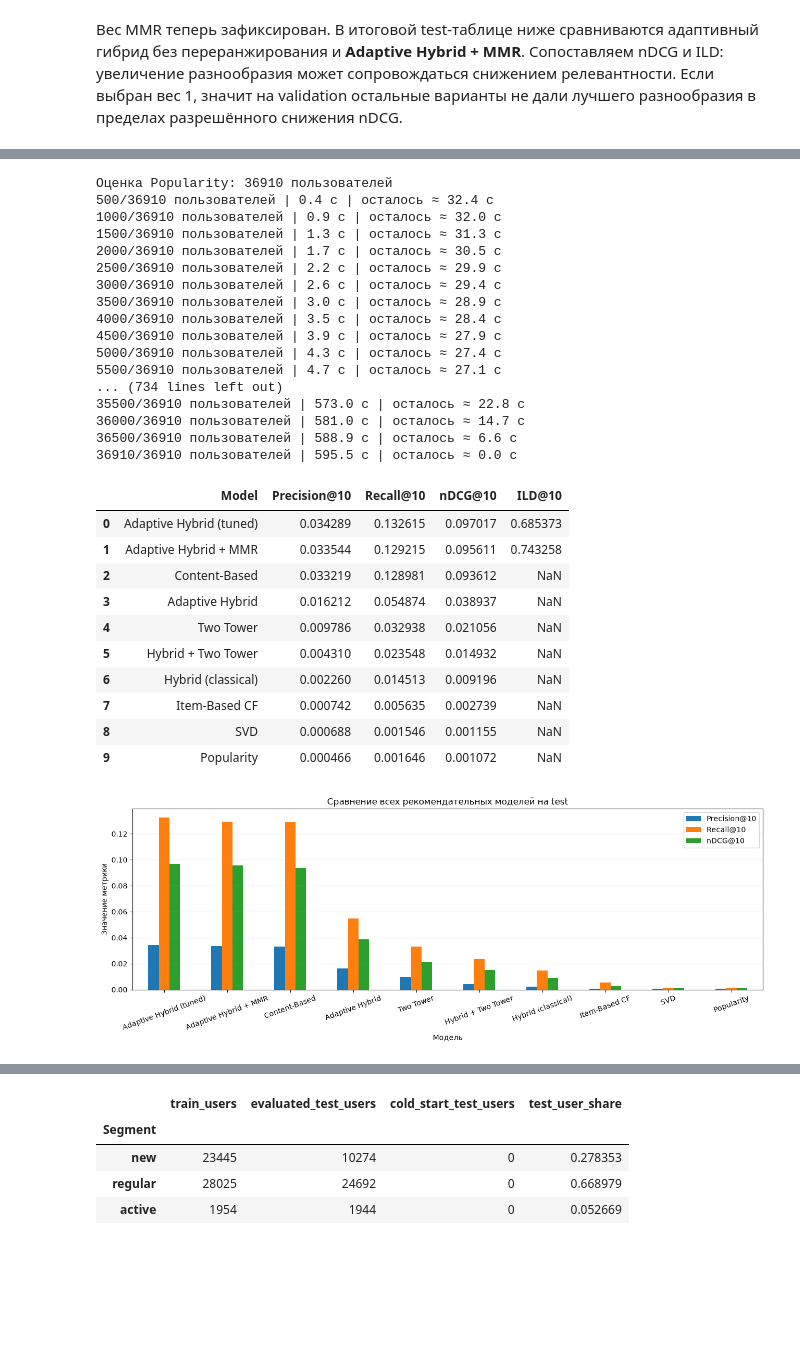
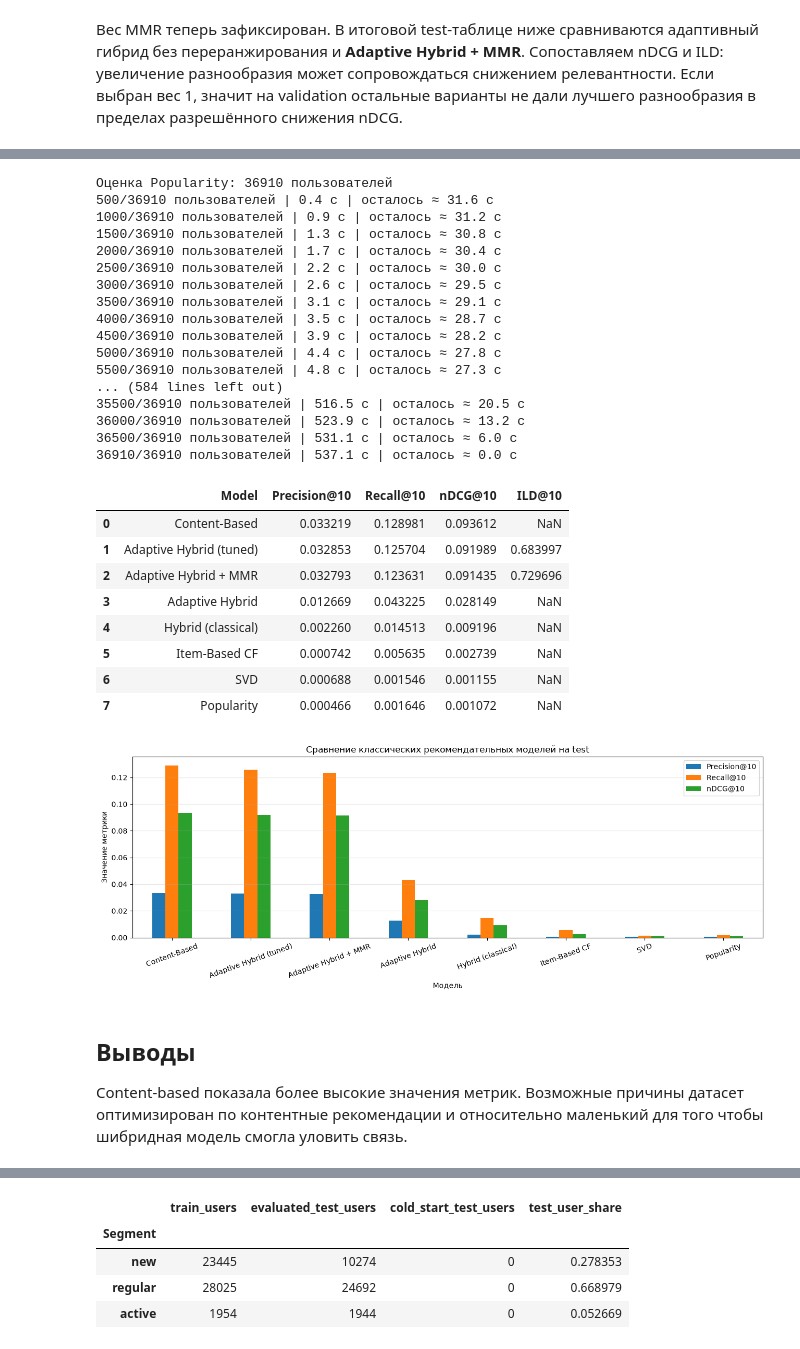
Before and after one commit to Bersserker/hybrid-neural-book-recommender, a Jupyter notebook: notebooks/prototype.ipynb, the cells around one changed output, grey strips where cells are left out. Saved outputs shown, nothing was run; the diff lists cells and outputs as text; code cells hidden in the pictures; blank space fills up the shorter version.

```diff
--- a/notebooks/prototype.ipynb
+++ b/notebooks/prototype.ipynb
@@ -84,7 +133,7 @@ import numpy as np
 def train_test_val_per_user(df, train_size=0.6, val_size=0.2, test_size=0.2,
                             min_ratings=3, random_state=42):
     """
-    Сплит, при котором КАЖДЫЙ пользователь присутствует во всех трёх выборках.
+    Сплит, при котором каждый пользователь присутствует во всех трёх выборках.
     У каждого пользователя оставляем минимум 1 оценку в train.
     Пользователи с < min_ratings оценками — целиком в train.
     """
@@ -1806,18 +1389,15 @@ class HybridRecommender:
 
         return results[:N]
 # %%
-base_models = {
+classical_base_models = {
     "pop": popularity_model,
     "content": content_model,
     "item": item_cf_model,
     "svd": svd_model,
-    "two_tower": two_tower_model,
 }
-hybrid_model = HybridRecommender(train_df, models=base_models)
-# Классический вариант нужен для честного сравнения вклада нейросети.
-classical_hybrid = HybridRecommender(
-    train_df, models={name: model for name, model in base_models.items() if name != "two_tower"}
-)
-display(pd.DataFrame(hybrid_model.recommend(user_id=1, N=10)))
+base_models = dict(classical_base_models)
+classical_hybrid = HybridRecommender(train_df, models=base_models)
+hybrid_model = classical_hybrid
+display(pd.DataFrame(classical_hybrid.recommend(user_id=1, N=10)))
 # %% [output]
 |  | book_id | score |
@@ -2277,9 +1863,7 @@ for name, recs in [("Обычный гибрид", before_mmr), ("Гибрид +
 # %%
 test_models = {
     **models,
-    "Two Tower": two_tower_model.recommend,
     "Hybrid (classical)": classical_hybrid.recommend,
-    "Hybrid + Two Tower": hybrid_model.recommend,
     "Adaptive Hybrid": adaprive_hybrid_model.recommend,
     "Adaptive Hybrid (tuned)": adaptive_model.recommend,
     "Adaptive Hybrid + MMR": recommend_balanced,
@@ -2327,51 +1911,52 @@ comparison_df = (
 display(comparison_df)
 # %% [output]
 Оценка Popularity: 36910 пользователей
-500/36910 пользователей | 0.4 с | осталось ≈ 32.4 с
-1000/36910 пользователей | 0.9 с | осталось ≈ 32.0 с
-1500/36910 пользователей | 1.3 с | осталось ≈ 31.3 с
-2000/36910 пользователей | 1.7 с | осталось ≈ 30.5 с
-2500/36910 пользователей | 2.2 с | осталось ≈ 29.9 с
-3000/36910 пользователей | 2.6 с | осталось ≈ 29.4 с
-3500/36910 пользователей | 3.0 с | осталось ≈ 28.9 с
-4000/36910 пользователей | 3.5 с | осталось ≈ 28.4 с
-4500/36910 пользователей | 3.9 с | осталось ≈ 27.9 с
-5000/36910 пользователей | 4.3 с | осталось ≈ 27.4 с
-5500/36910 пользователей | 4.7 с | осталось ≈ 27.1 с
-... (734 lines left out)
-35500/36910 пользователей | 573.0 с | осталось ≈ 22.8 с
-36000/36910 пользователей | 581.0 с | осталось ≈ 14.7 с
-36500/36910 пользователей | 588.9 с | осталось ≈ 6.6 с
-36910/36910 пользователей | 595.5 с | осталось ≈ 0.0 с
+500/36910 пользователей | 0.4 с | осталось ≈ 31.6 с
+1000/36910 пользователей | 0.9 с | осталось ≈ 31.2 с
+1500/36910 пользователей | 1.3 с | осталось ≈ 30.8 с
+2000/36910 пользователей | 1.7 с | осталось ≈ 30.4 с
+2500/36910 пользователей | 2.2 с | осталось ≈ 30.0 с
+3000/36910 пользователей | 2.6 с | осталось ≈ 29.5 с
+3500/36910 пользователей | 3.1 с | осталось ≈ 29.1 с
+4000/36910 пользователей | 3.5 с | осталось ≈ 28.7 с
+4500/36910 пользователей | 3.9 с | осталось ≈ 28.2 с
+5000/36910 пользователей | 4.4 с | осталось ≈ 27.8 с
+5500/36910 пользователей | 4.8 с | осталось ≈ 27.3 с
+... (584 lines left out)
+35500/36910 пользователей | 516.5 с | осталось ≈ 20.5 с
+36000/36910 пользователей | 523.9 с | осталось ≈ 13.2 с
+36500/36910 пользователей | 531.1 с | осталось ≈ 6.0 с
+36910/36910 пользователей | 537.1 с | осталось ≈ 0.0 с
 |  | Model | Precision@10 | Recall@10 | nDCG@10 | ILD@10 |
-| 0 | Adaptive Hybrid (tuned) | 0.034289 | 0.132615 | 0.097017 | 0.685373 |
-| 1 | Adaptive Hybrid + MMR | 0.033544 | 0.129215 | 0.095611 | 0.743258 |
-| 2 | Content-Based | 0.033219 | 0.128981 | 0.093612 | NaN |
-| 3 | Adaptive Hybrid | 0.016212 | 0.054874 | 0.038937 | NaN |
-| 4 | Two Tower | 0.009786 | 0.032938 | 0.021056 | NaN |
-| 5 | Hybrid + Two Tower | 0.004310 | 0.023548 | 0.014932 | NaN |
-| 6 | Hybrid (classical) | 0.002260 | 0.014513 | 0.009196 | NaN |
-| 7 | Item-Based CF | 0.000742 | 0.005635 | 0.002739 | NaN |
-| 8 | SVD | 0.000688 | 0.001546 | 0.001155 | NaN |
-| 9 | Popularity | 0.000466 | 0.001646 | 0.001072 | NaN |
+| 0 | Content-Based | 0.033219 | 0.128981 | 0.093612 | NaN |
+| 1 | Adaptive Hybrid (tuned) | 0.032853 | 0.125704 | 0.091989 | 0.683997 |
+| 2 | Adaptive Hybrid + MMR | 0.032793 | 0.123631 | 0.091435 | 0.729696 |
+| 3 | Adaptive Hybrid | 0.012669 | 0.043225 | 0.028149 | NaN |
+| 4 | Hybrid (classical) | 0.002260 | 0.014513 | 0.009196 | NaN |
+| 5 | Item-Based CF | 0.000742 | 0.005635 | 0.002739 | NaN |
+| 6 | SVD | 0.000688 | 0.001546 | 0.001155 | NaN |
+| 7 | Popularity | 0.000466 | 0.001646 | 0.001072 | NaN |
 # %%
 comparison_df.set_index("Model")[
     ["Precision@10", "Recall@10", "nDCG@10"]
 ].plot(
     kind="bar",
     figsize=(13, 5),
     rot=20,
 )
 
-plt.title("Сравнение всех рекомендательных моделей на test")
+plt.title("Сравнение классических рекомендательных моделей на test")
 plt.xlabel("Модель")
 plt.ylabel("Значение метрики")
 plt.legend()
 plt.grid(axis="y", alpha=0.3)
 plt.tight_layout()
 plt.show()
 # %% [output]
-[figure, old version]
+[figure, new version]
+# %% [markdown]
+## Выводы
+Content-based показала более высокие значения метрик. Возможные причины датасет оптимизирован по контентные рекомендации и относительно маленький для того чтобы шибридная модель смогла уловить связь.
 # %% [markdown]
 ### Анализ качества по сегментам пользователей
 
```
Also changed, not shown: parts of 54 cells of this notebook, 9 other files.
